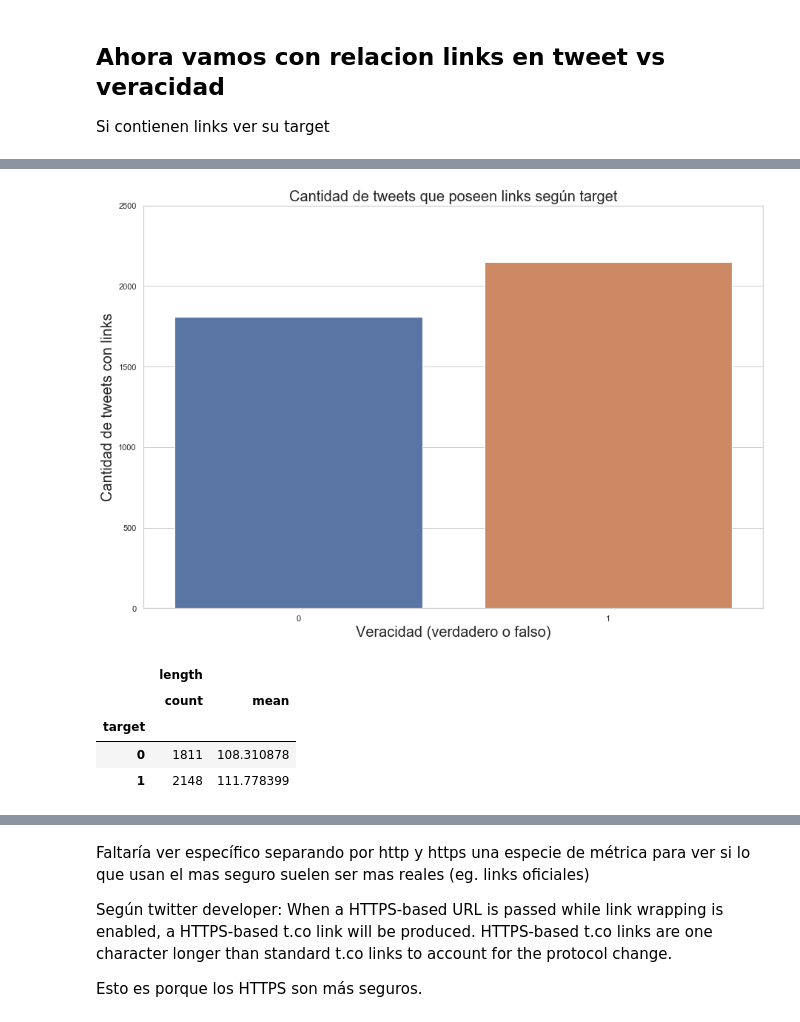
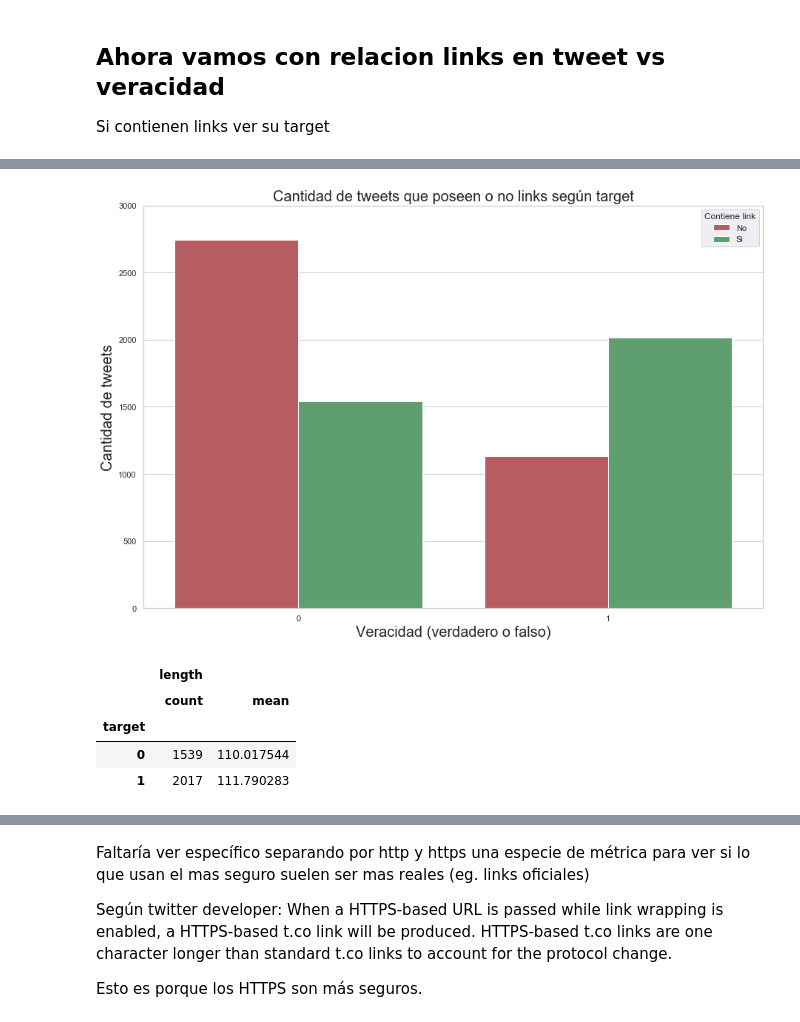
Before and after one commit to milemarchese/OrganizacionDeDatos, a Jupyter notebook: Análisis Exploratorio.ipynb, the cells around one changed output, grey strips where cells are left out. Saved outputs shown, nothing was run; the diff lists cells and outputs as text; code cells hidden in the pictures.

```diff
--- a/Análisis Exploratorio.ipynb
+++ b/Análisis Exploratorio.ipynb
@@ -169,7 +169,7 @@ plt.show()
 # %% [output]
 [figure]
 # %%
-tweets_length['avg_word_length'] = tweets_length['text'].str.split().apply(lambda x: [len(y) for y in x]).map(lambda x: np.mean(x))
+tweets_length['avg_word_length'] = tweets_length['text'].str.split().apply(lambda x: [len(y) for y in x]).transform(lambda x: np.mean(x))
 tweets_length.head()
 # %% [output]
 |  | text | target | length | avg_word_length |
@@ -183,7 +183,7 @@ fig = px.histogram(tweets_length, x="avg_word_length", color="target", marginal=
                              nbins = 300, title = 'Distribución de largo promedio de palabras por tweet individual')
 fig.show()
 # %%
-tweets_length['amount_of_words'] = tweets_length['text'].str.split().apply(lambda x: len(x))
+tweets_length['amount_of_words'] = tweets_length['text'].str.split().transform(lambda x: len(x))
 tweets_length.head()
 # %% [output]
 |  | text | target | length | avg_word_length | amount_of_words |
@@ -213,11 +213,10 @@ plt.show()
 [figure]
 # %%
 #Cantidad de palabras únicas (aka sin repetir) en el tweet
-unique_words_by_tweet = tweets_length['text'].apply(lambda x: x.split()).apply(lambda x: pd.Series(x).unique()).map(lambda x: len(x))
+#unique_words_by_tweet = tweets_length['text'].apply(lambda x: x.split()).apply(lambda x: pd.Series(x).unique()).map(lambda x: len(x))
+unique_words_by_tweet = tweets_length['text'].transform(lambda x: x.split()).transform(lambda x: pd.Series(x).unique()).transform(lambda x: len(x))
 tweets_length['amount_of_unique_words'] = unique_words_by_tweet
 tweets_length
-
-#Y ACA ME QUEDE POR HOY
 # %% [output]
 |  | text | target | length | avg_word_length | amount_of_words | amount_of_unique_words |
 | 0 | Our Deeds are the Reason of this ... | 1 | 69 | 4.384615 | 13 | 13 |
@@ -418,25 +388,28 @@ tweets_by_links
 # %%
-data = tweets_by_links.groupby('target')['text'].count().to_frame()
+tweets_length['contains_link'] = tweets_length['text'].str.contains('http://' or 'https://')
 
 sns.set(style="whitegrid")
-g = sns.barplot(x=data.index, y="text", data=data)
+g = sns.countplot(x = 'target', hue = "contains_link", data = tweets_length, palette = [sns.color_palette()[3], sns.color_palette()[2]])
 
-g.set_title('Cantidad de tweets que poseen links según target', fontsize = 20)
+
+g.set_title('Cantidad de tweets que poseen o no links según target', fontsize = 20)
 g.set_xlabel('Veracidad (verdadero o falso)', fontsize = 20)
-g.set_ylabel('Cantidad de tweets con links', fontsize = 20)
-plt.ylim(0,2500)
+g.set_ylabel('Cantidad de tweets', fontsize = 20)
+plt.ylim(0,3000)
 sns.set(rc = {'figure.figsize' : (15,10)})
+
+g.legend(['No','Si'], loc = 'upper right', title = 'Contiene link');
+
 plt.show()
 # %% [output]
-[figure, old version]
+[figure, new version]
 # %%
 #Pispeo los valores
-tweets_by_links['length'] = tweets_length['length'].copy()
-tweets_by_links.groupby('target').agg({'length':['count', 'mean']})
+tweets_length[tweets_length['contains_link']].groupby('target').agg({'length':['count', 'mean']})
 # %% [output]
 |  | length |  |
 |  | count | mean |
 | target |  |  |
-| 0 | 1811 | 108.310878 |
-| 1 | 2148 | 111.778399 |
+| 0 | 1539 | 110.017544 |
+| 1 | 2017 | 111.790283 |
 # %%
```
Also changed, not shown: parts of 10 cells of this notebook.
